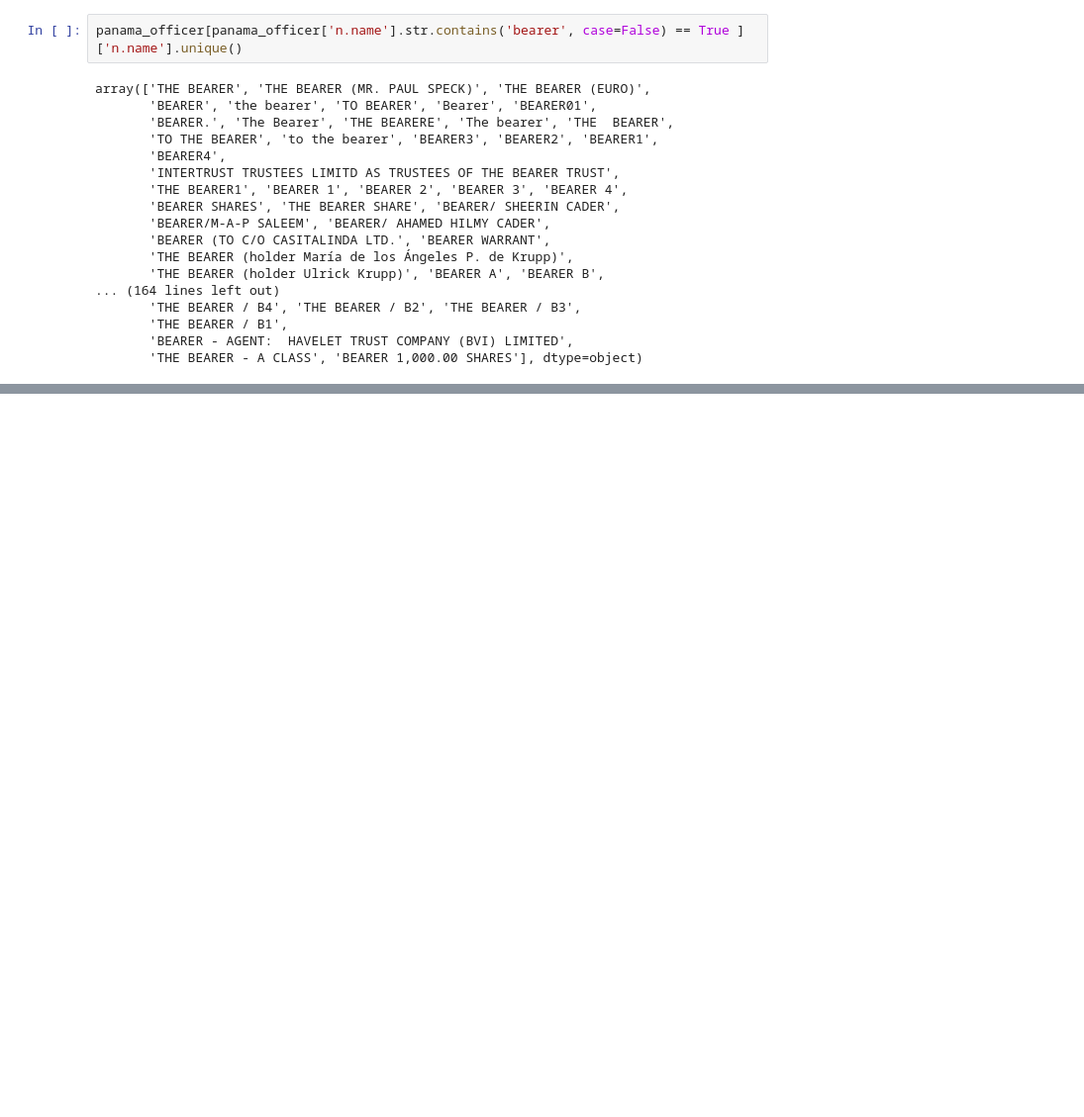
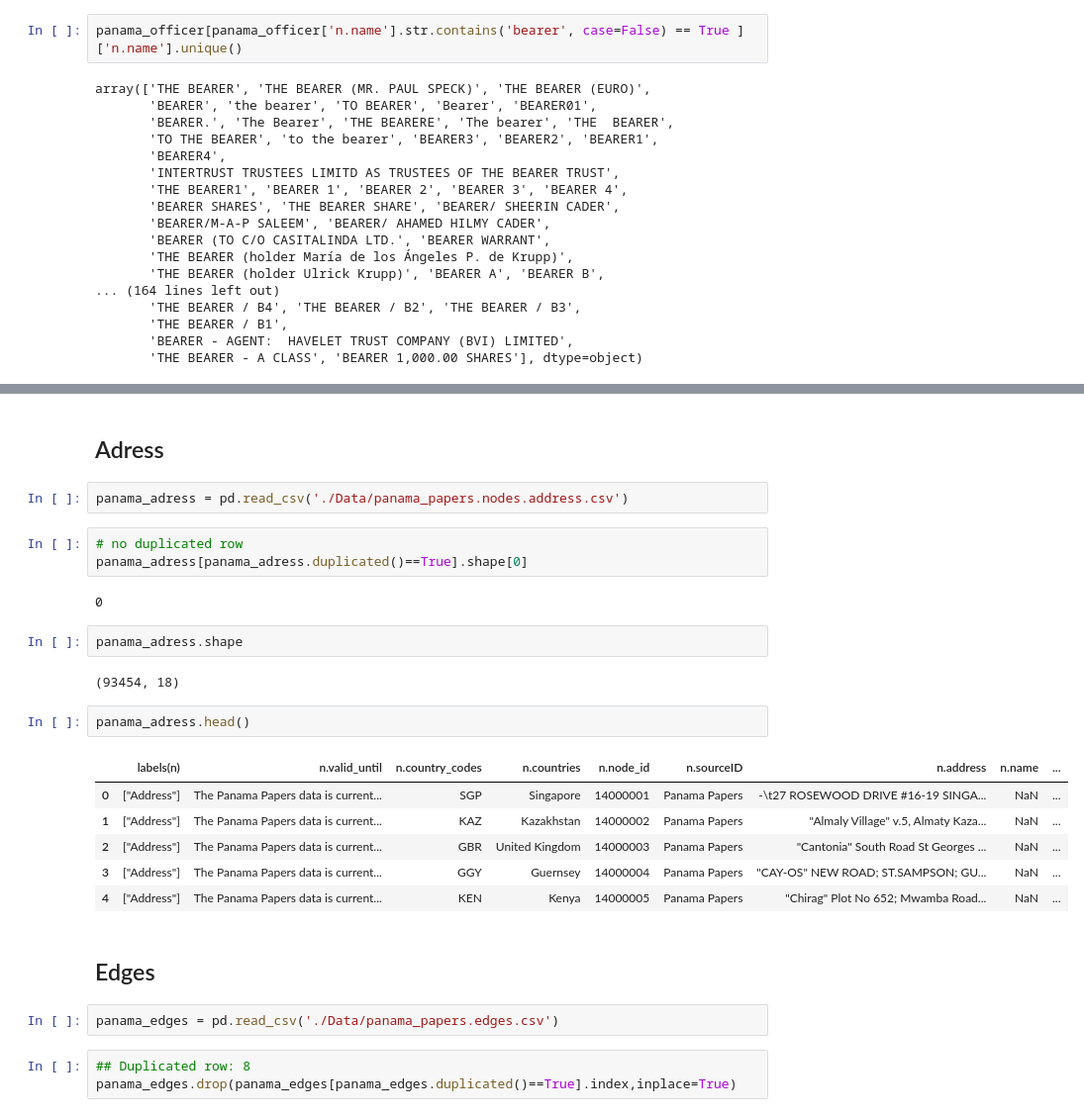
Before and after one commit to Roussaky/ada-EPFL, a Jupyter notebook: project/project.ipynb, the cells around one changed output, grey strips where cells are left out. Shown at 99% size. Drawn from its saved outputs; the diff is of its cells as text; blank space fills up the shorter version.

```diff
--- a/project/project.ipynb
+++ b/project/project.ipynb
@@ -205,0 +267,29 @@ array(['THE BEARER', 'THE BEARER (MR. PAUL SPECK)', 'THE BEARER (EURO)',
+# %% [markdown]
+## Adress
+# %%
+panama_adress = pd.read_csv('./Data/panama_papers.nodes.address.csv')
+# %%
+# no duplicated row
+panama_adress[panama_adress.duplicated()==True].shape[0]
+# %% [output]
+0
+# %%
+panama_adress.shape
+# %% [output]
+(93454, 18)
+# %%
+panama_adress.head()
+# %% [output]
+|  | labels(n) | n.valid_until | n.country_codes | n.countries | n.node_id | n.sourceID | n.address | n.name | ... |
+| 0 | ["Address"] | The Panama Papers data is current... | SGP | Singapore | 14000001 | Panama Papers | -\t27 ROSEWOOD DRIVE #16-19 SINGA... | NaN | ... |
+| 1 | ["Address"] | The Panama Papers data is current... | KAZ | Kazakhstan | 14000002 | Panama Papers | "Almaly Village" v.5, Almaty Kaza... | NaN | ... |
+| 2 | ["Address"] | The Panama Papers data is current... | GBR | United Kingdom | 14000003 | Panama Papers | "Cantonia" South Road St Georges ... | NaN | ... |
+| 3 | ["Address"] | The Panama Papers data is current... | GGY | Guernsey | 14000004 | Panama Papers | "CAY-OS" NEW ROAD; ST.SAMPSON; GU... | NaN | ... |
+| 4 | ["Address"] | The Panama Papers data is current... | KEN | Kenya | 14000005 | Panama Papers | "Chirag" Plot No 652; Mwamba Road... | NaN | ... |
+# %% [markdown]
+## Edges
+# %%
+panama_edges = pd.read_csv('./Data/panama_papers.edges.csv')
+# %%
+## Duplicated row: 8
+panama_edges.drop(panama_edges[panama_edges.duplicated()==True].index,inplace=True)
```
Also changed, not shown: parts of 19 cells of this notebook.
